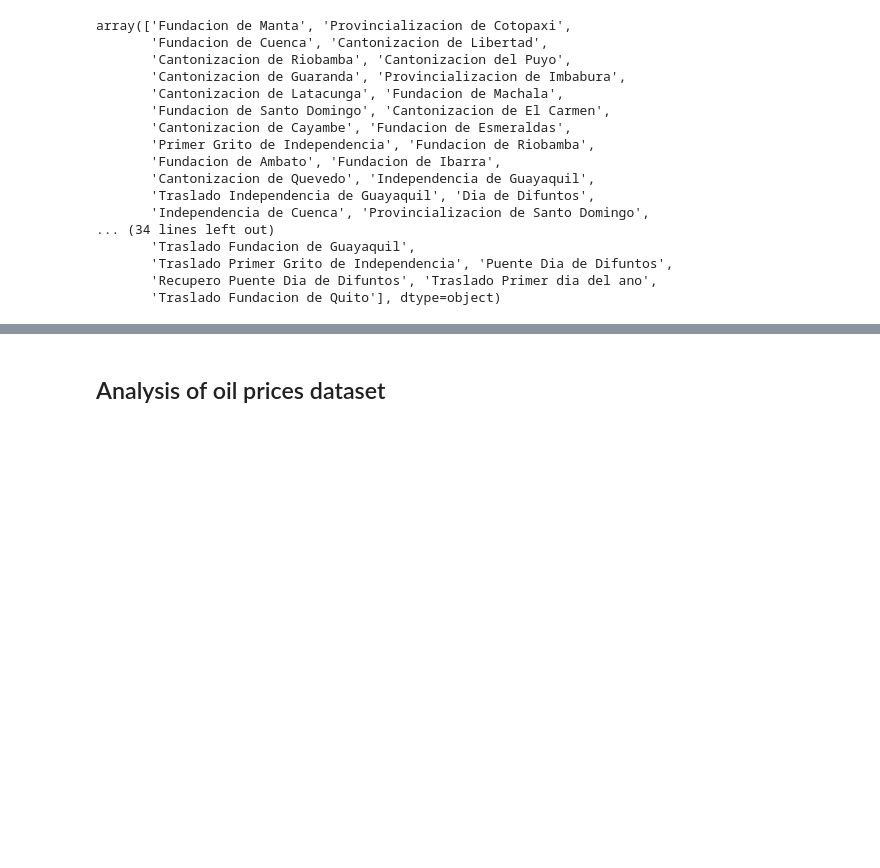
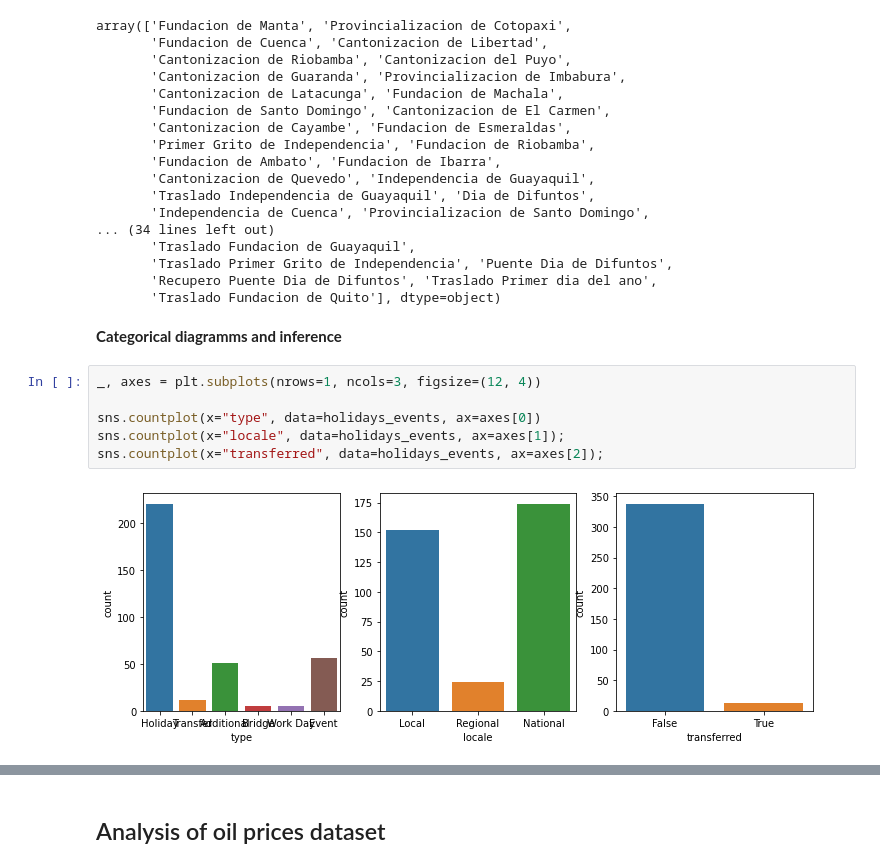
Before and after one commit to NickThe1/Store-Sales---Time-Series-Forecasting, a Jupyter notebook: Store Sales - Time Series Forecasting.ipynb, the cells around one changed output, grey strips where cells are left out. Cells and saved outputs as stored; diff of their text form; blank space fills up the shorter version.

Commit message:
feat: analysis of holidays dataset done.

```diff
--- a/Store Sales - Time Series Forecasting.ipynb
+++ b/Store Sales - Time Series Forecasting.ipynb
@@ -95,3 +95,13 @@ array(['Fundacion de Manta', 'Provincializacion de Cotopaxi',
        'Traslado Primer Grito de Independencia', 'Puente Dia de Difuntos',
        'Recupero Puente Dia de Difuntos', 'Traslado Primer dia del ano',
        'Traslado Fundacion de Quito'], dtype=object)
+# %% [markdown]
+**Categorical diagramms and inference**
+# %%
+_, axes = plt.subplots(nrows=1, ncols=3, figsize=(12, 4))
+
+sns.countplot(x="type", data=holidays_events, ax=axes[0])
+sns.countplot(x="locale", data=holidays_events, ax=axes[1]);
+sns.countplot(x="transferred", data=holidays_events, ax=axes[2]);
+# %% [output]
+[figure, added]
```
Also changed, not shown: parts of 1 cell of this notebook.
